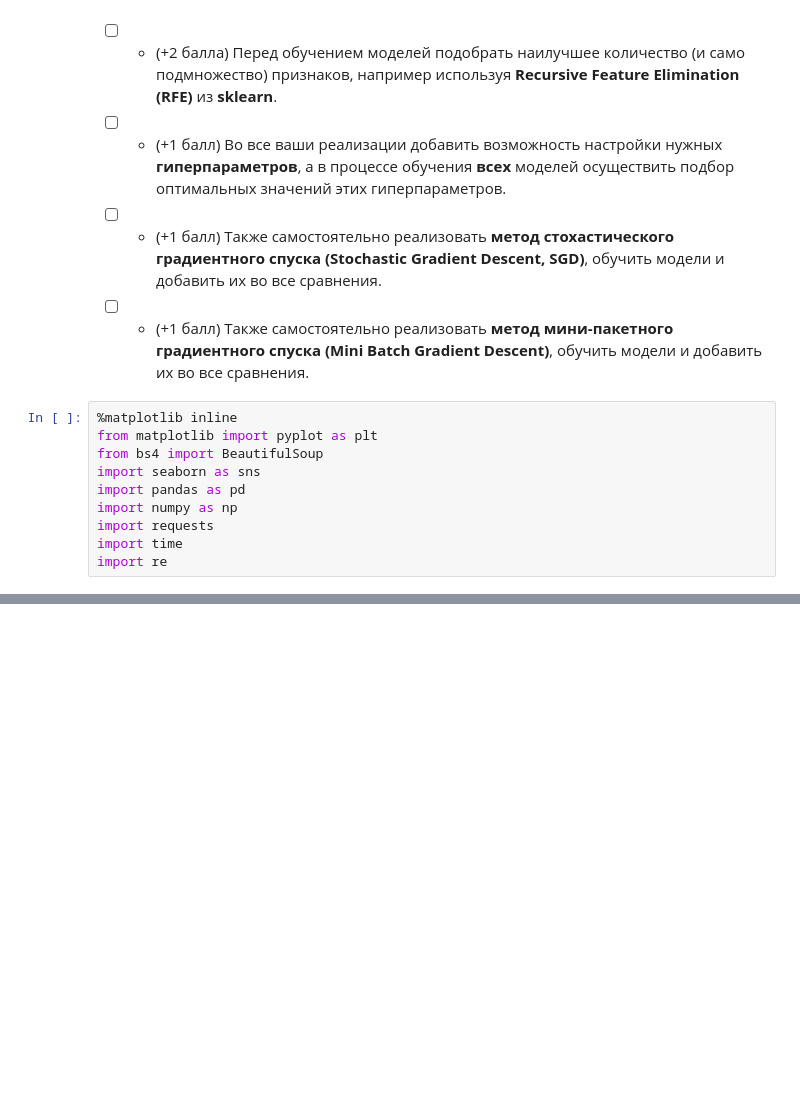
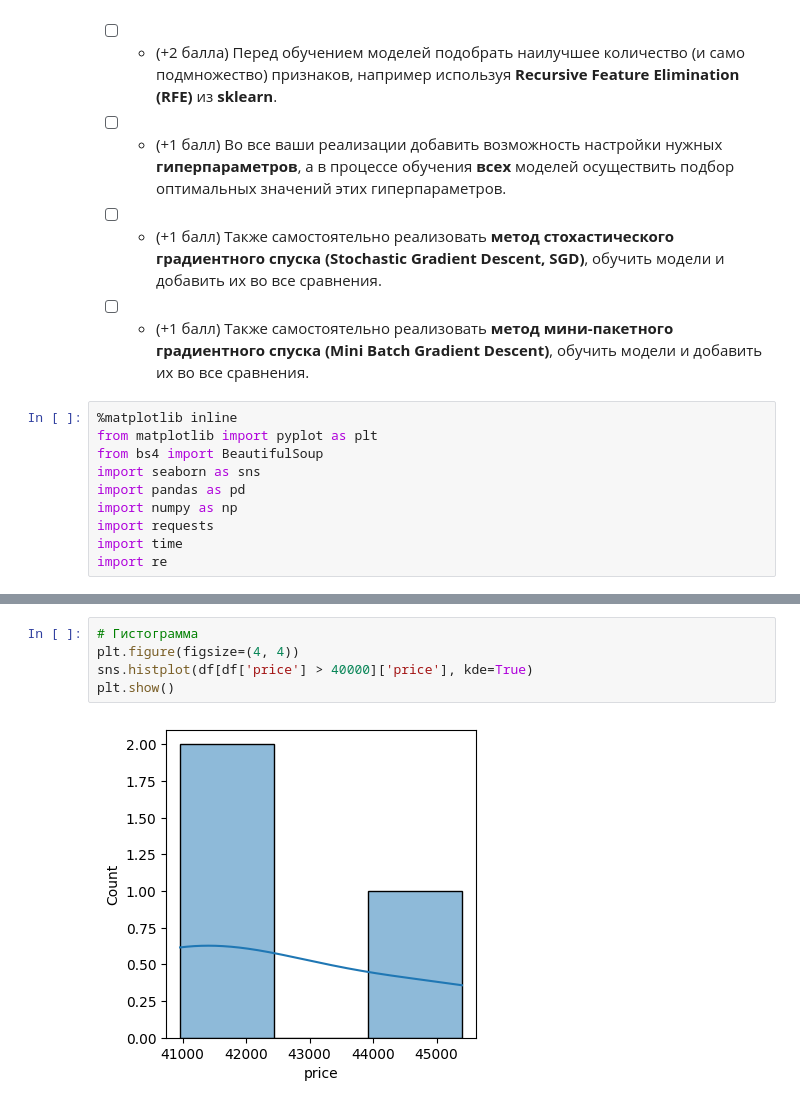
Before and after one commit to Tamerlantame/ml-course, a Jupyter notebook: tasks/task_02.ipynb, the cells around one changed output, grey strips where cells are left out. Cells and saved outputs as stored; diff of their text form; blank space fills up the shorter version.

```diff
--- a/tasks/task_02.ipynb
+++ b/tasks/task_02.ipynb
@@ -34,0 +113,7 @@ import re
+# %%
+# Гистограмма
+plt.figure(figsize=(4, 4))
+sns.histplot(df[df['price'] > 40000]['price'], kde=True)
+plt.show()
+# %% [output]
+[figure, added]
```
Also changed, not shown: parts of 28 cells of this notebook.
